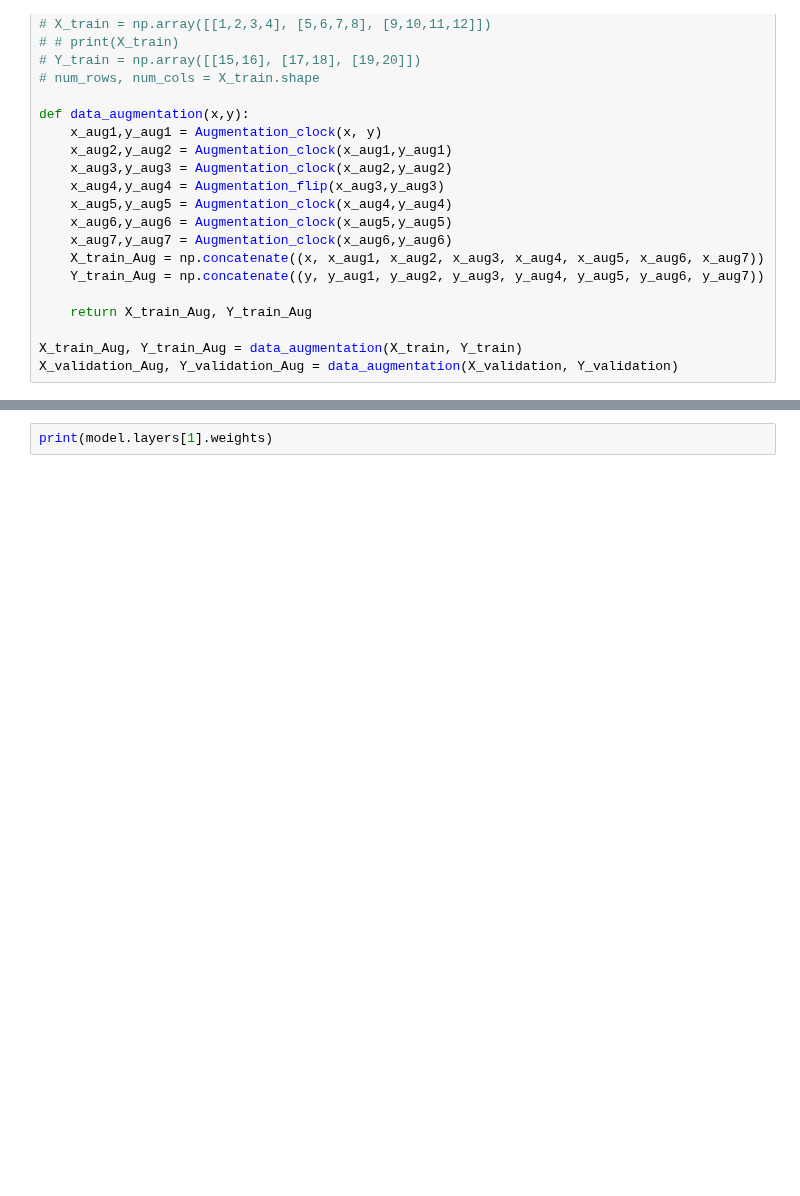
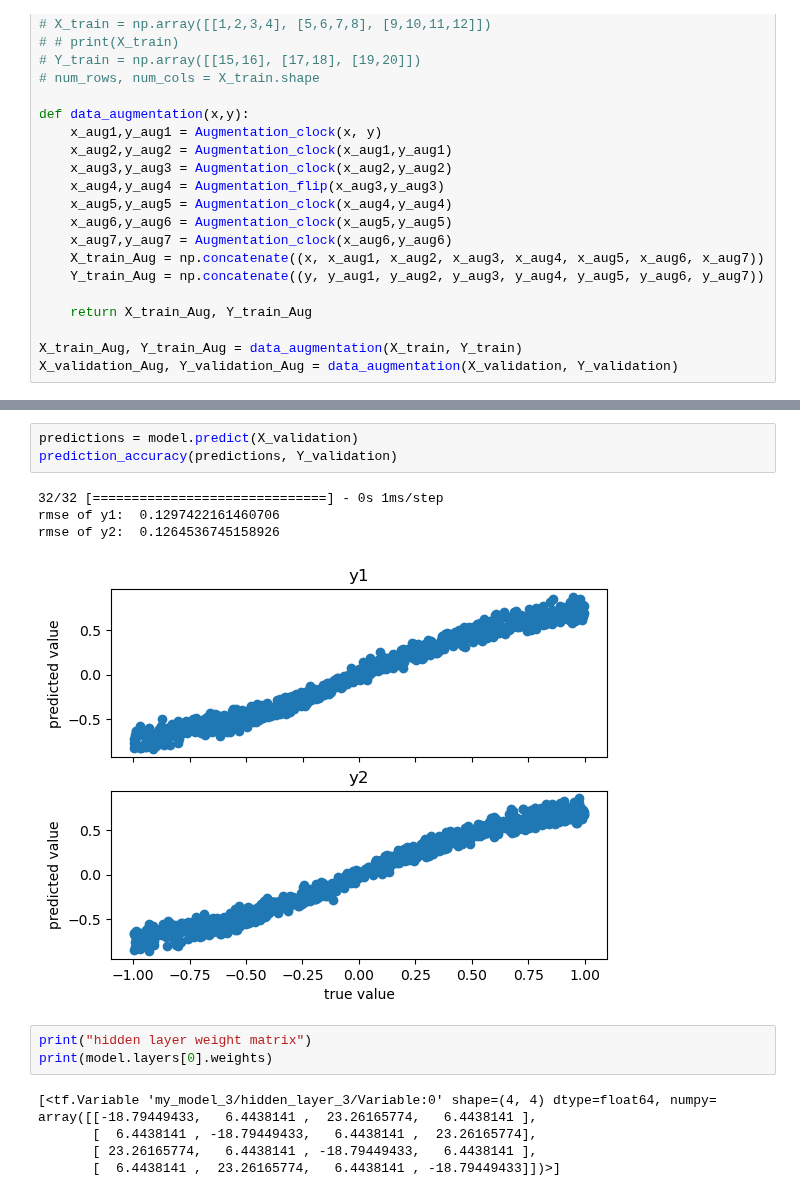
Before and after one commit to sreeragvn/FPDS-final-project-Leakage-Detection, a Jupyter notebook: leakage.ipynb, the cells around one changed output, grey strips where cells are left out. Drawn from its saved outputs; the diff is of its cells as text; blank space fills up the shorter version.

```diff
--- a/leakage.ipynb
+++ b/leakage.ipynb
@@ -658,2 +703,17 @@ TypeError: in user code:
+# %%
+predictions = model.predict(X_validation)
+prediction_accuracy(predictions, Y_validation)
+# %% [output]
+32/32 [==============================] - 0s 1ms/step
+rmse of y1:  0.1297422161460706
+rmse of y2:  0.1264536745158926
+[figure, added]
 # %%
-print(model.layers[1].weights)
+print("hidden layer weight matrix")
+print(model.layers[0].weights)
+# %% [output]
+[<tf.Variable 'my_model_3/hidden_layer_3/Variable:0' shape=(4, 4) dtype=float64, numpy=
+array([[-18.79449433,   6.4438141 ,  23.26165774,   6.4438141 ],
+       [  6.4438141 , -18.79449433,   6.4438141 ,  23.26165774],
+       [ 23.26165774,   6.4438141 , -18.79449433,   6.4438141 ],
+       [  6.4438141 ,  23.26165774,   6.4438141 , -18.79449433]])>]
```
Also changed, not shown: parts of 12 cells of this notebook.
